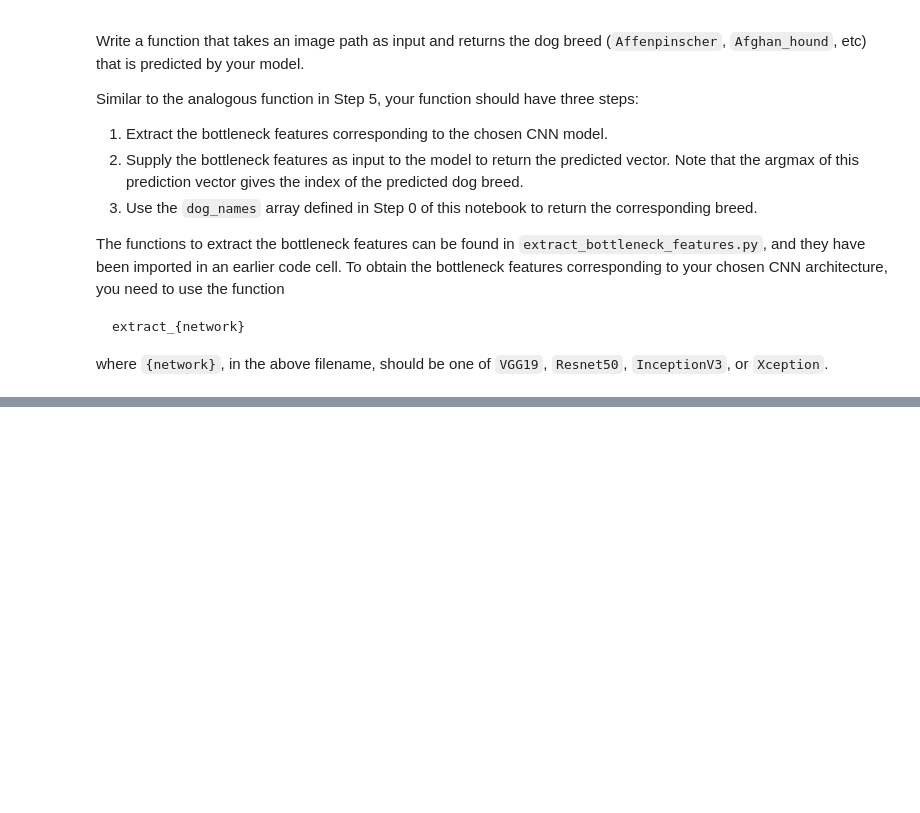
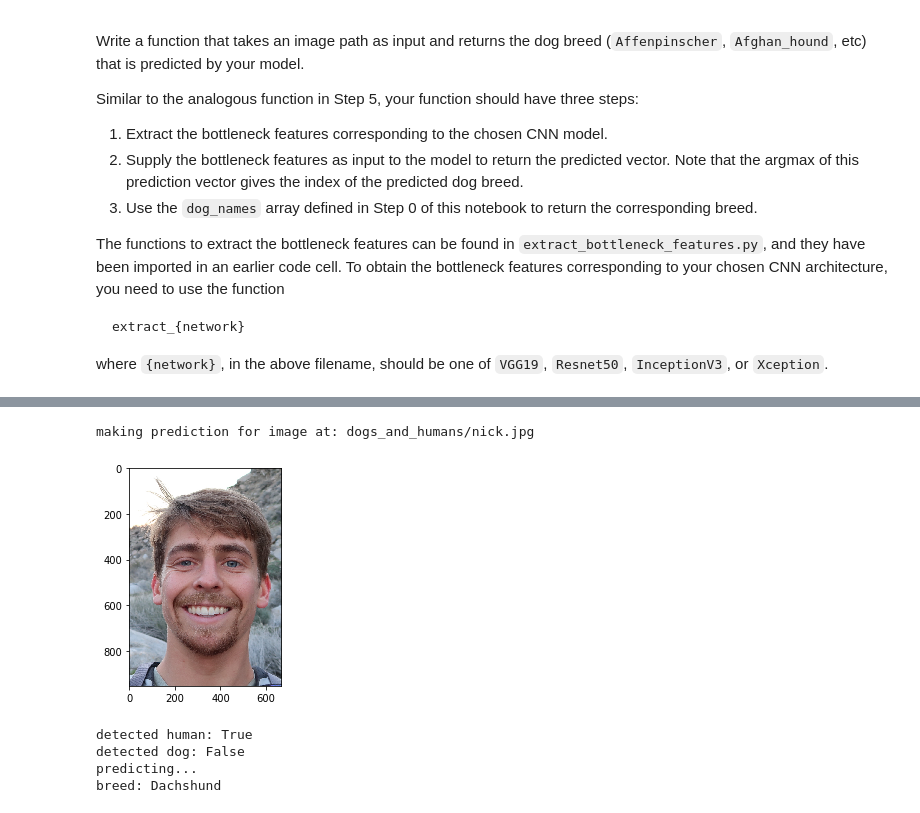
Before and after one commit to nicktylah/dog-project, a Jupyter notebook: dog_app.ipynb, the cells around one changed output, grey strips where cells are left out. Cells and saved outputs as stored; diff of their text form; code cells hidden in the pictures; blank space fills up the shorter version.

```diff
--- a/dog_app.ipynb
+++ b/dog_app.ipynb
@@ -644,0 +817,9 @@ __Answer:__
+# %%
+predict(img_directory + '/nick.jpg')
+# %% [output]
+making prediction for image at: dogs_and_humans/nick.jpg
+[figure, added]
+detected human: True
+detected dog: False
+predicting...
+breed: Dachshund
```
Also changed, not shown: parts of 30 cells of this notebook, 8 other files.
